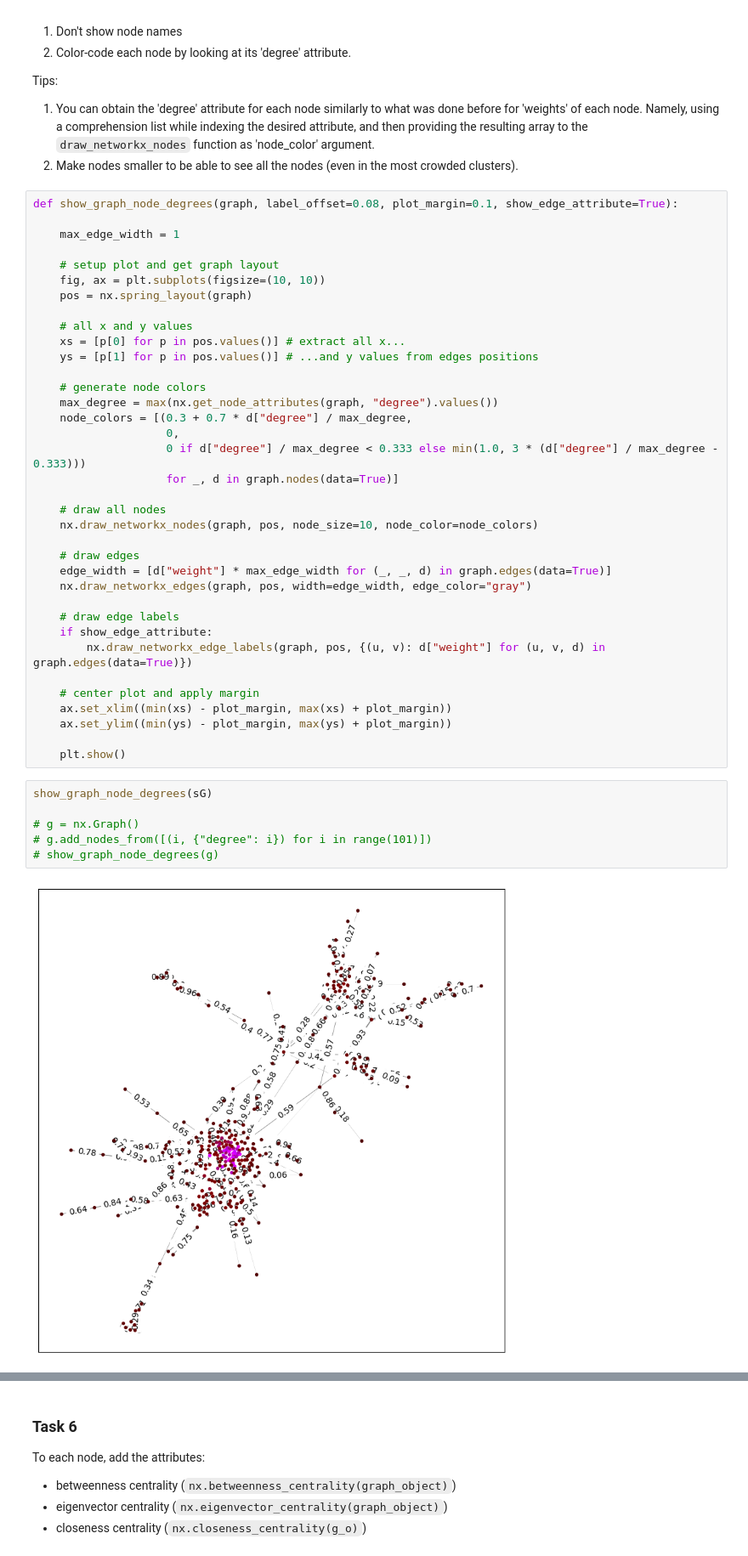
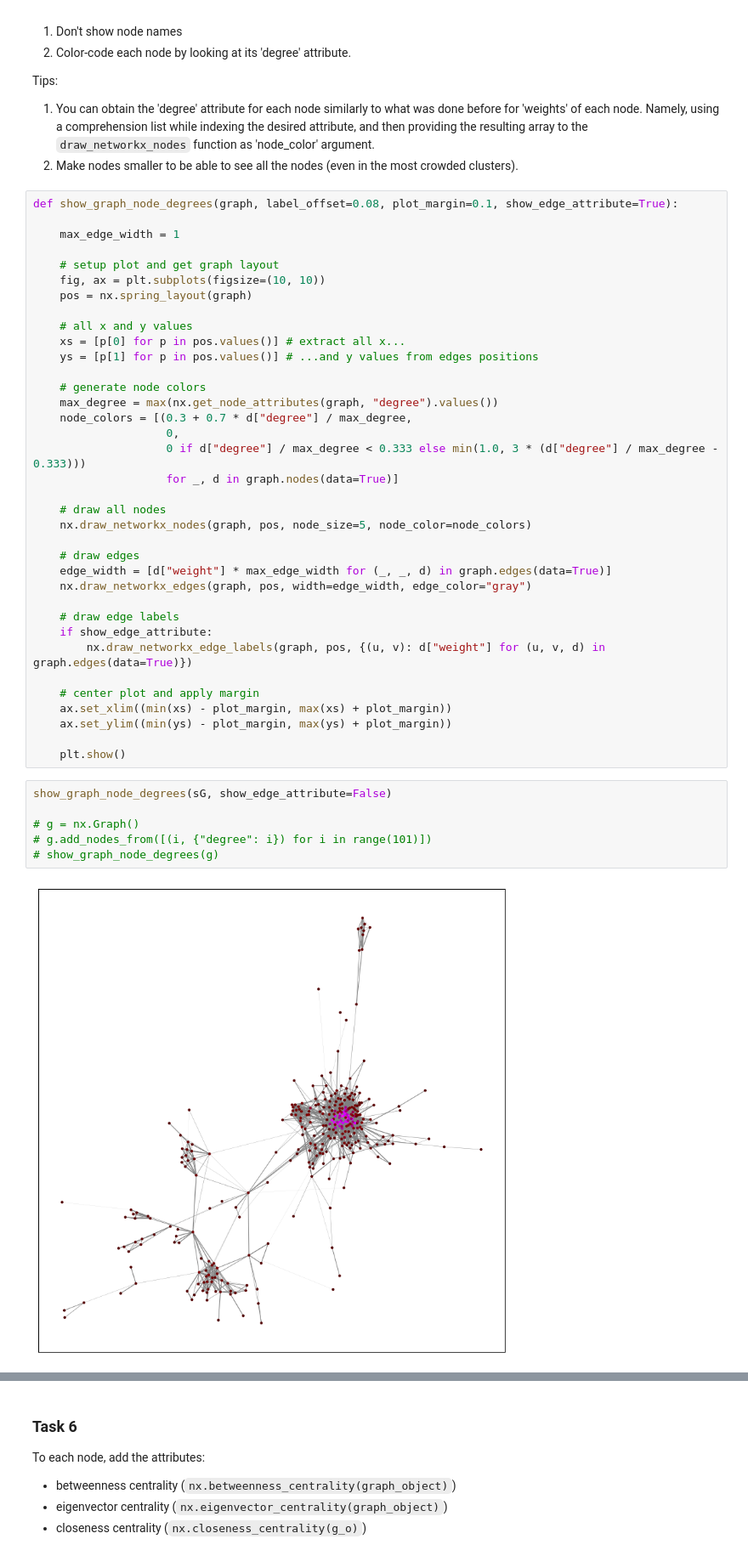
Before and after one commit to Xantocx/the-social-hack, a Jupyter notebook: assignment3/a3_network.ipynb, the cells around one changed output, grey strips where cells are left out. Shown at 85% size. Drawn from its saved outputs; the diff is of its cells as text.

```diff
--- a/assignment3/a3_network.ipynb
+++ b/assignment3/a3_network.ipynb
@@ -626,7 +626,7 @@ def show_graph_node_degrees(graph, label_offset=0.08, plot_margin=0.1, show_edge
                     for _, d in graph.nodes(data=True)]
 
     # draw all nodes
-    nx.draw_networkx_nodes(graph, pos, node_size=10, node_color=node_colors)
+    nx.draw_networkx_nodes(graph, pos, node_size=5, node_color=node_colors)
 
     # draw edges
     edge_width = [d["weight"] * max_edge_width for (_, _, d) in graph.edges(data=True)]
@@ -642,13 +642,13 @@ def show_graph_node_degrees(graph, label_offset=0.08, plot_margin=0.1, show_edge
 
     plt.show()
 # %%
-show_graph_node_degrees(sG)
+show_graph_node_degrees(sG, show_edge_attribute=False)
 
 # g = nx.Graph()
 # g.add_nodes_from([(i, {"degree": i}) for i in range(101)])
 # show_graph_node_degrees(g)
 # %% [output]
-[figure, old version]
+[figure, new version]
 # %% [markdown]
 ### Centrality measures
 
```
Also changed, not shown: parts of 31 cells of this notebook, 1 other file.
